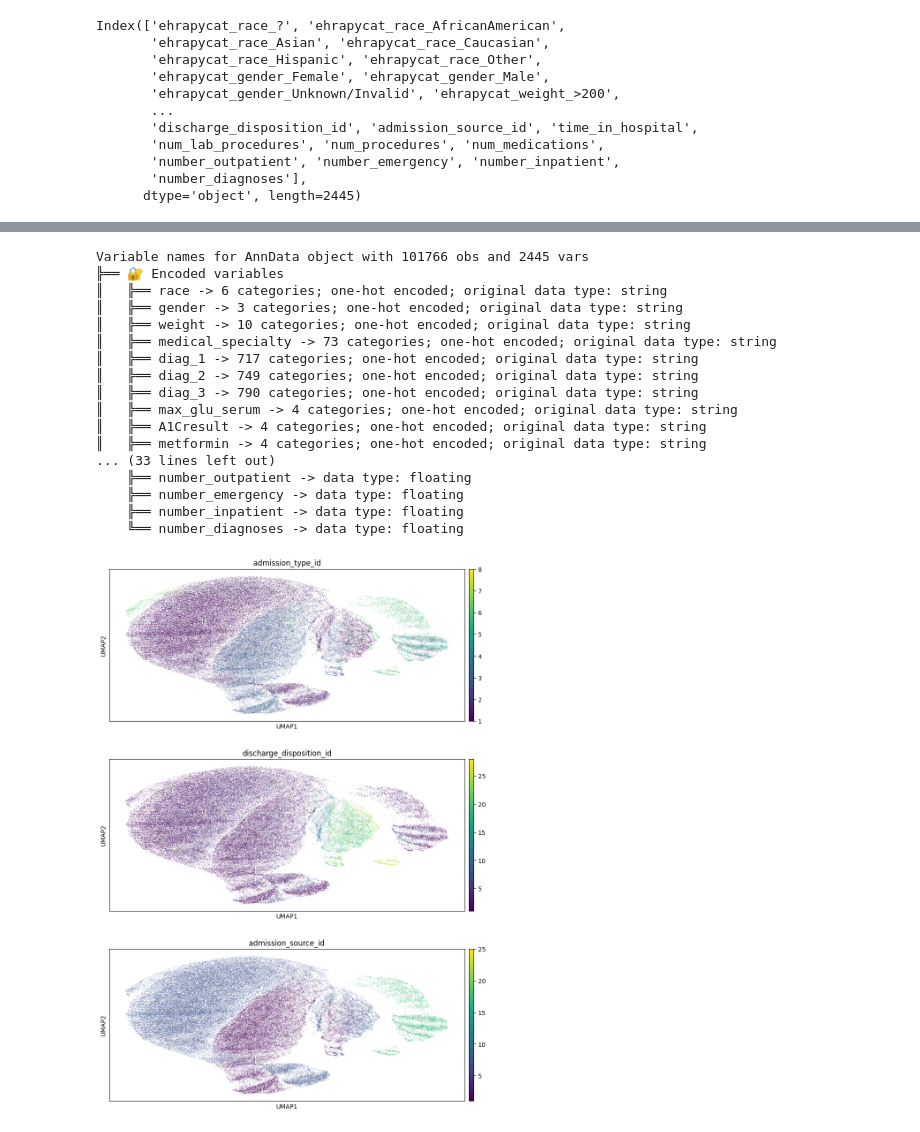
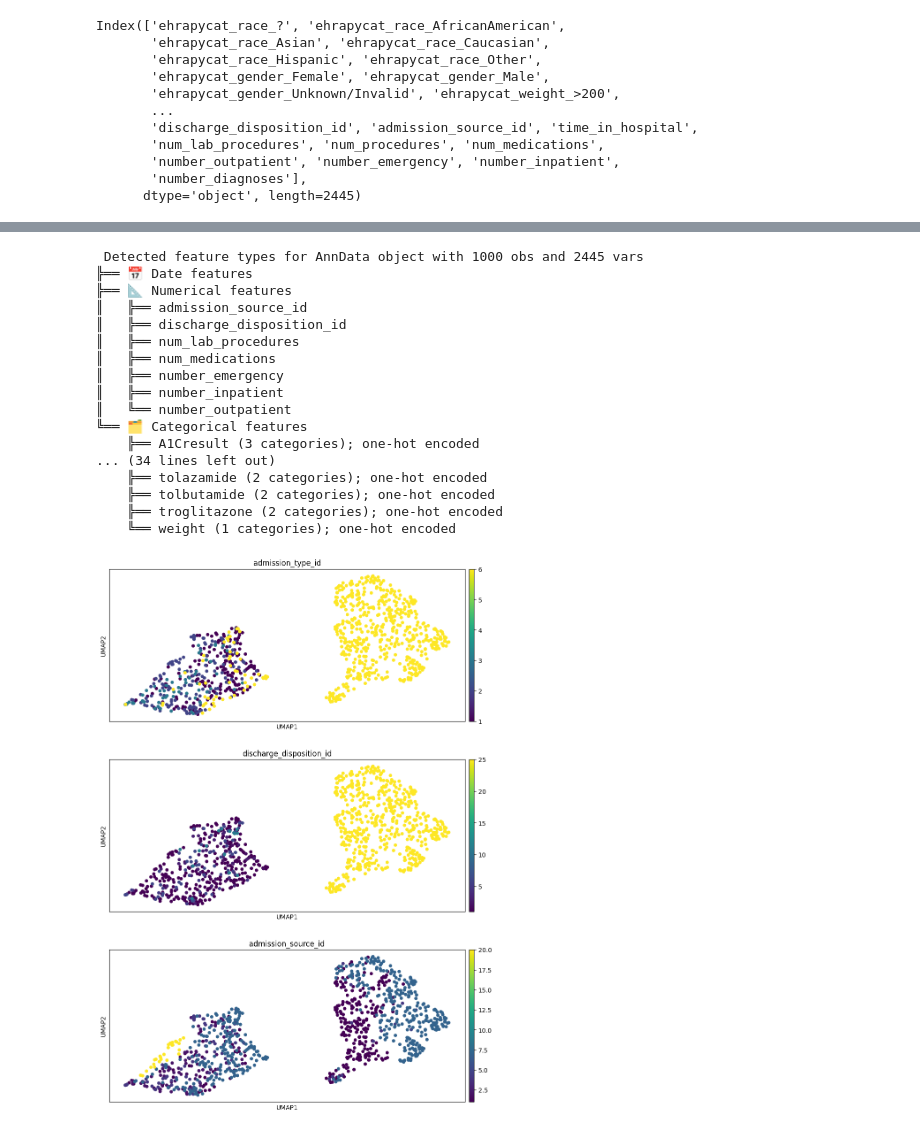
Before and after one commit to theislab/ehrapy-datasets, a Jupyter notebook: diabetes_130_raw/diabetes_130_raw.ipynb, the cells around one changed output, grey strips where cells are left out. Drawn from its saved outputs; the diff is of its cells as text; code cells hidden in the pictures.

```diff
--- a/diabetes_130_raw/diabetes_130_raw.ipynb
+++ b/diabetes_130_raw/diabetes_130_raw.ipynb
@@ -135,4 +135,6 @@ Index(['ehrapycat_race_?', 'ehrapycat_race_AfricanAmerican',
        'number_outpatient', 'number_emergency', 'number_inpatient',
        'number_diagnoses'],
       dtype='object', length=2445)
+# %%
+edata_subset = edata[:1000].copy()
 # %%
@@ -149,33 +159,33 @@ KeyboardInterrupt:
 # %%
-ep.ad.feature_type_overview(edata)
+ep.ad.feature_type_overview(edata_subset)
 # %% [output]
-Variable names for AnnData object with 101766 obs and 2445 vars
-╠══ 🔐 Encoded variables
-║   ╠══ race -> 6 categories; one-hot encoded; original data type: string
-║   ╠══ gender -> 3 categories; one-hot encoded; original data type: string
-║   ╠══ weight -> 10 categories; one-hot encoded; original data type: string
-║   ╠══ medical_specialty -> 73 categories; one-hot encoded; original data type: string
-║   ╠══ diag_1 -> 717 categories; one-hot encoded; original data type: string
-║   ╠══ diag_2 -> 749 categories; one-hot encoded; original data type: string
-║   ╠══ diag_3 -> 790 categories; one-hot encoded; original data type: string
-║   ╠══ max_glu_serum -> 4 categories; one-hot encoded; original data type: string
-║   ╠══ A1Cresult -> 4 categories; one-hot encoded; original data type: string
-║   ╠══ metformin -> 4 categories; one-hot encoded; original data type: string
-... (33 lines left out)
-    ╠══ number_outpatient -> data type: floating
-    ╠══ number_emergency -> data type: floating
-    ╠══ number_inpatient -> data type: floating
-    ╚══ number_diagnoses -> data type: floating
+ Detected feature types for AnnData object with 1000 obs and 2445 vars
+╠══ 📅 Date features
+╠══ 📐 Numerical features
+║   ╠══ admission_source_id
+║   ╠══ discharge_disposition_id
+║   ╠══ num_lab_procedures
+║   ╠══ num_medications
+║   ╠══ number_emergency
+║   ╠══ number_inpatient
+║   ╚══ number_outpatient
+╚══ 🗂️ Categorical features
+    ╠══ A1Cresult (3 categories); one-hot encoded
+... (34 lines left out)
+    ╠══ tolazamide (2 categories); one-hot encoded
+    ╠══ tolbutamide (2 categories); one-hot encoded
+    ╠══ troglitazone (2 categories); one-hot encoded
+    ╚══ weight (1 categories); one-hot encoded
 # %%
 ep.pl.umap(
-    edata,
+    edata_subset,
     color=[
         "admission_type_id",
         "discharge_disposition_id",
         "admission_source_id",
     ],
     ncols=1,
     wspace=0.75,
 )
 # %% [output]
-[figure, old version]
+[figure, new version]
```
Also changed, not shown: parts of 1 cell of this notebook.
